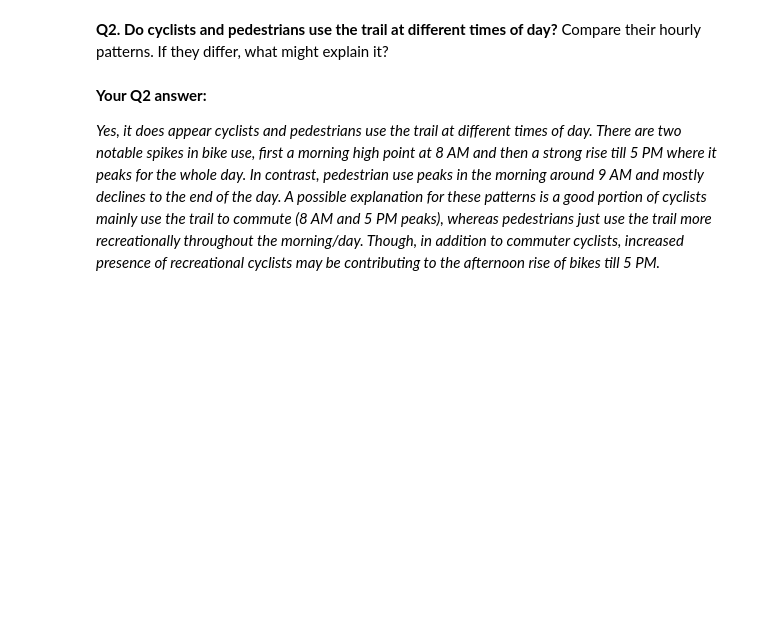
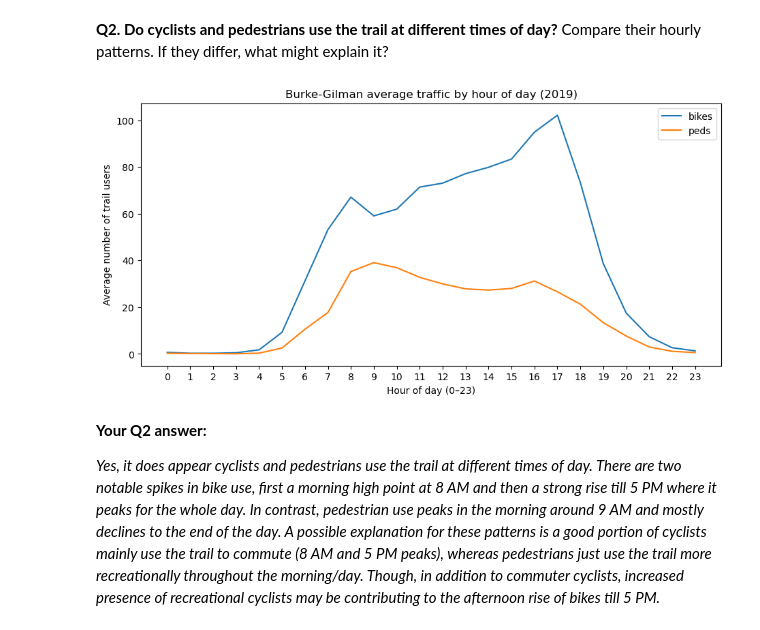
Before and after one commit to emay-20/hcde-410, a Jupyter notebook: A1/A1.ipynb, the cells around one changed output. Drawn from its saved outputs; the diff is of its cells as text; code cells hidden in the pictures; blank space fills up the shorter version.

```diff
--- a/A1/A1.ipynb
+++ b/A1/A1.ipynb
@@ -151,16 +197,18 @@ Compare their hourly patterns. If they differ, what might explain it?
 # %%
 # Your code for Q2
 
 # Reuse by_hour_mean to find the mean trail use of bikes versus peds by hour
 by_hour_mean = df.groupby("hour")[["bikes", "peds"]].mean()
 
 # Plot average traffic by hour for bikes and peds
-by_hour.plot(figsize=(11, 5))
+by_hour_mean.plot(figsize=(11, 5))
 plt.title("Burke-Gilman average traffic by hour of day (2019)")
 plt.xlabel("Hour of day (0–23)")
 plt.ylabel("Average number of trail users")
 plt.xticks(range(0, 24))
 plt.show()
+# %% [output]
+[figure, added]
 # %% [markdown]
 **Your Q2 answer:**
 
```
Also changed, not shown: parts of 6 cells of this notebook, 1 other file.
